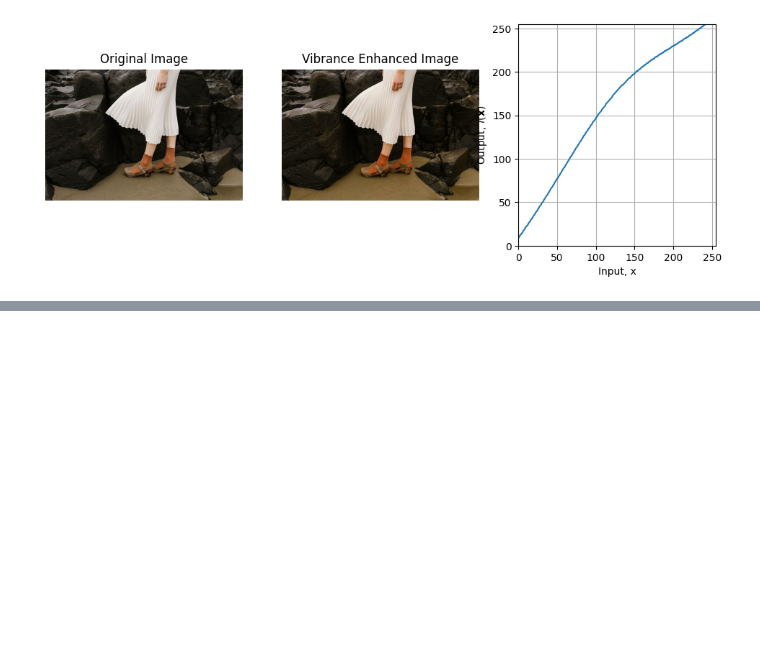
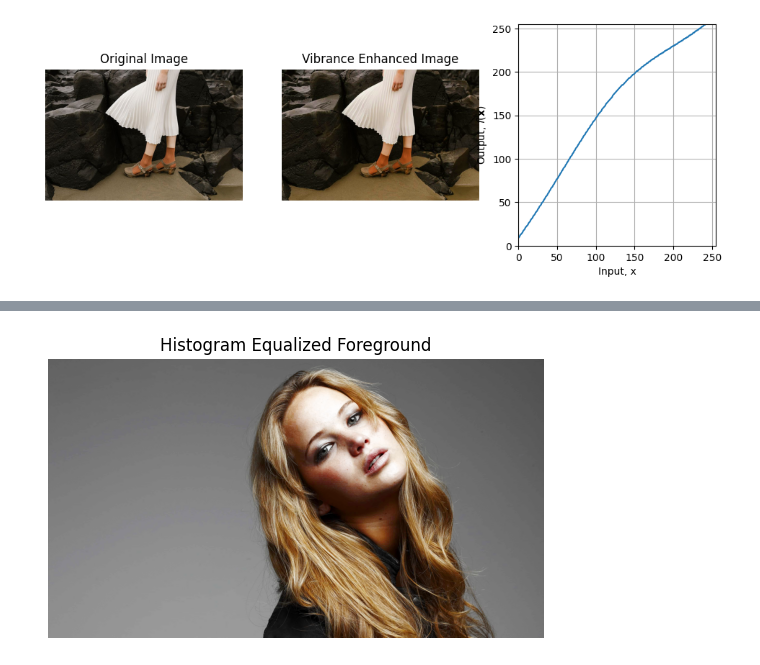
Before and after one commit to silveradium/Computer-Vision---Ranga-Sir, a Jupyter notebook: Assignment1/assignement1.ipynb, the cells around one changed output, grey strips where cells are left out. Saved outputs shown, nothing was run; the diff lists cells and outputs as text; code cells hidden in the pictures; blank space fills up the shorter version.

```diff
--- a/Assignment1/assignement1.ipynb
+++ b/Assignment1/assignement1.ipynb
@@ -199,0 +276,24 @@ plt.show()
+# %%
+
+hist_foreground = cv.calcHist([s], [0], foreground_mask, [256], [0, 256])
+cdf = hist_foreground.cumsum()
+
+num_foreground_pixels = np.count_nonzero(foreground_mask)
+cdf_min = cdf[np.nonzero(cdf)][0]
+
+L = 256
+t = np.round((cdf - cdf_min) / (num_foreground_pixels - cdf_min) * (L - 1)).astype(np.uint8)
+
+s_eq = s.copy()
+foreground_indices = foreground_mask == 255
+s_eq[foreground_indices] = t[s[foreground_indices]]
+
+hsv_eq = cv.merge([h, s_eq, v])
+result = cv.cvtColor(hsv_eq, cv.COLOR_HSV2BGR)
+
+plt.imshow(cv.cvtColor(result, cv.COLOR_BGR2RGB))
+plt.title('Histogram Equalized Foreground')
+plt.axis('off')
+plt.show()
+# %% [output]
+[figure, added]
```
Also changed, not shown: parts of 5 cells of this notebook.
